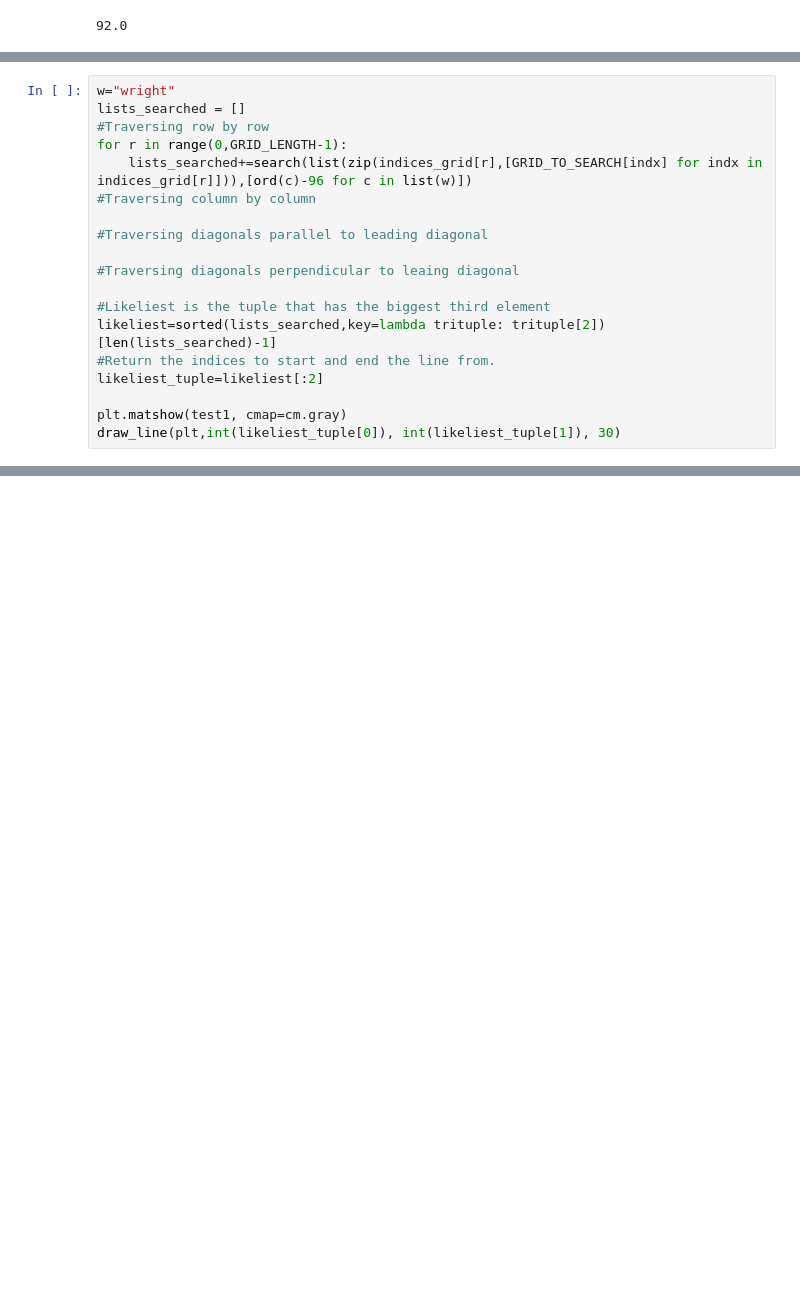
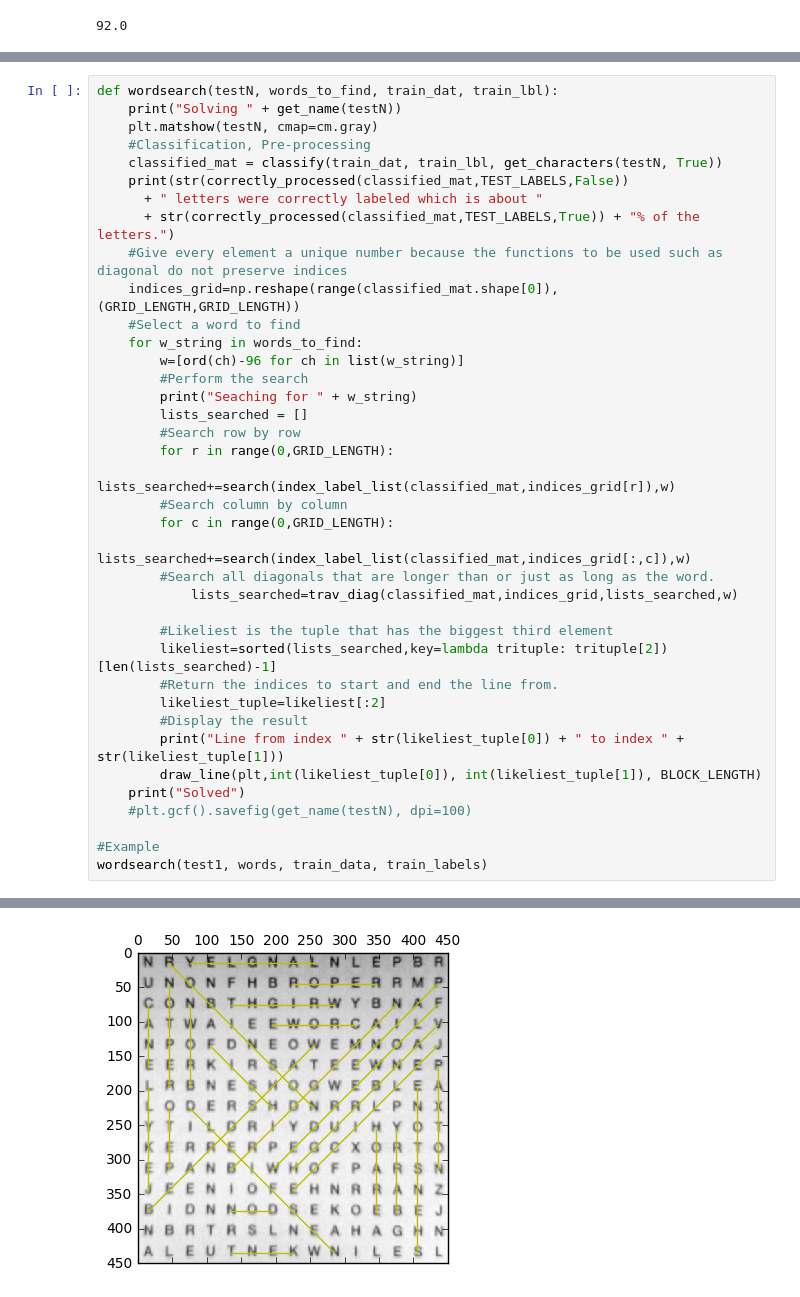
Before and after one commit to jcdhan1/assignment2, a Jupyter notebook: assignment2.ipynb, the cells around one changed output, grey strips where cells are left out. Cells and saved outputs as stored; diff of their text form; blank space fills up the shorter version.

```diff
--- a/assignment2.ipynb
+++ b/assignment2.ipynb
@@ -314,19 +260,0 @@ print(arr_to_search)
-# %%
-w="wright"
-lists_searched = []
-#Traversing row by row
-for r in range(0,GRID_LENGTH-1):
-    lists_searched+=search(list(zip(indices_grid[r],[GRID_TO_SEARCH[indx] for indx in indices_grid[r]])),[ord(c)-96 for c in list(w)])
-#Traversing column by column
-
-#Traversing diagonals parallel to leading diagonal
-
-#Traversing diagonals perpendicular to leaing diagonal
-
-#Likeliest is the tuple that has the biggest third element
-likeliest=sorted(lists_searched,key=lambda trituple: trituple[2])[len(lists_searched)-1]
-#Return the indices to start and end the line from.
-likeliest_tuple=likeliest[:2]
-
-plt.matshow(test1, cmap=cm.gray)
-draw_line(plt,int(likeliest_tuple[0]), int(likeliest_tuple[1]), 30)
@@ -337,0 +263,39 @@ draw_line(plt,int(likeliest_tuple[0]), int(likeliest_tuple[1]), 30)
+# %%
+def wordsearch(testN, words_to_find, train_dat, train_lbl):
+	print("Solving " + get_name(testN))
+	plt.matshow(testN, cmap=cm.gray)
+	#Classification, Pre-processing
+	classified_mat = classify(train_dat, train_lbl, get_characters(testN, True))
+	print(str(correctly_processed(classified_mat,TEST_LABELS,False))
+	  + " letters were correctly labeled which is about "
+	  + str(correctly_processed(classified_mat,TEST_LABELS,True)) + "% of the letters.")
+	#Give every element a unique number because the functions to be used such as diagonal do not preserve indices
+	indices_grid=np.reshape(range(classified_mat.shape[0]), (GRID_LENGTH,GRID_LENGTH))
+	#Select a word to find
+	for w_string in words_to_find:
+		w=[ord(ch)-96 for ch in list(w_string)]
+		#Perform the search
+		print("Seaching for " + w_string)
+		lists_searched = []
+		#Search row by row
+		for r in range(0,GRID_LENGTH):
+			lists_searched+=search(index_label_list(classified_mat,indices_grid[r]),w)
+		#Search column by column
+		for c in range(0,GRID_LENGTH):
+			lists_searched+=search(index_label_list(classified_mat,indices_grid[:,c]),w)
+		#Search all diagonals that are longer than or just as long as the word.
+			lists_searched=trav_diag(classified_mat,indices_grid,lists_searched,w)
+
+		#Likeliest is the tuple that has the biggest third element
+		likeliest=sorted(lists_searched,key=lambda trituple: trituple[2])[len(lists_searched)-1]
+		#Return the indices to start and end the line from.
+		likeliest_tuple=likeliest[:2]
+		#Display the result
+		print("Line from index " + str(likeliest_tuple[0]) + " to index " + str(likeliest_tuple[1]))
+		draw_line(plt,int(likeliest_tuple[0]), int(likeliest_tuple[1]), BLOCK_LENGTH)
+	print("Solved")
+	#plt.gcf().savefig(get_name(testN), dpi=100)
+
+#Example
+wordsearch(test1, words, train_data, train_labels)
+# %% [output]
@@ -337,0 +319 @@ draw_line(plt,int(likeliest_tuple[0]), int(likeliest_tuple[1]), 30)
+[figure, added]
```
Also changed, not shown: parts of 23 cells of this notebook, 2 other files.
